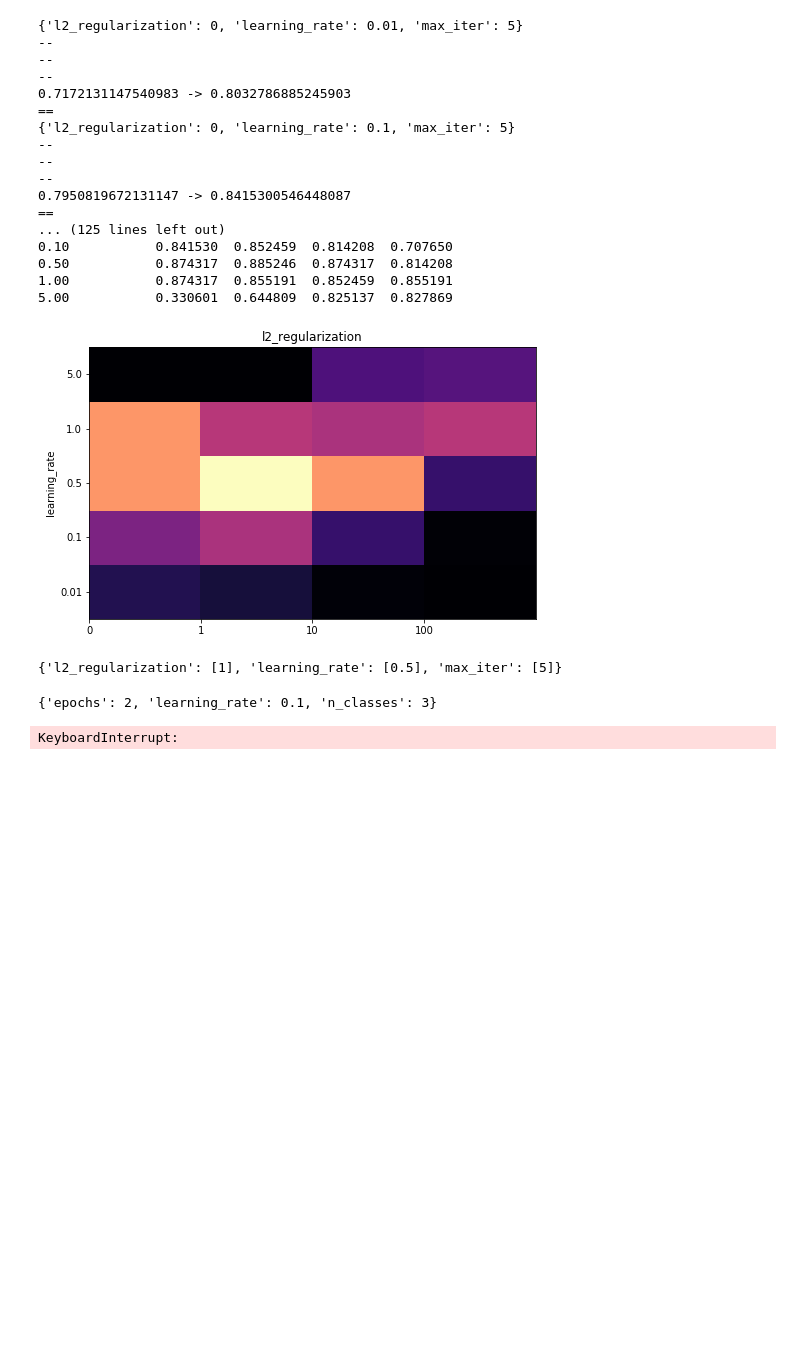
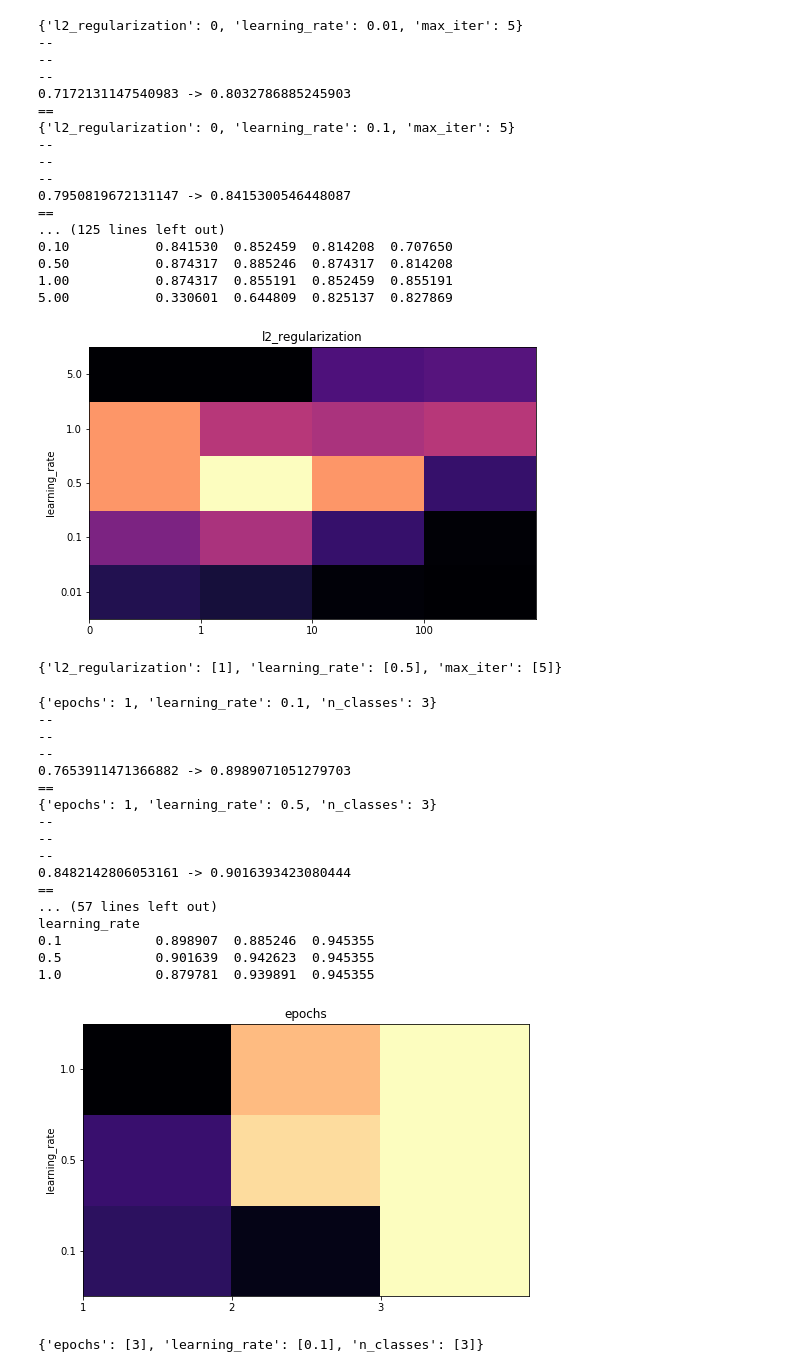
Before and after one commit to weixia0824/Chinese-language-handwritten-recognition, a Jupyter notebook: business_analytics_v2.ipynb, the cells around one changed output. Drawn from its saved outputs; the diff is of its cells as text; code cells hidden in the pictures; blank space fills up the shorter version.

```diff
--- a/business_analytics_v2.ipynb
+++ b/business_analytics_v2.ipynb
@@ -493,7 +493,7 @@ class ConvNN(BaseEstimator):
 
         # predict
         prediction = self.model.predict(testImg)
-        return [prediction[0].tolist().index(max(prediction[0])) + 62]
+        return [p.tolist().index(max(p)) + 62 for p in prediction]
         # print(prediction.shape)
         # return prediction
 # %%
@@ -539,12 +539,12 @@ param_grid = ParameterGrid({
     'dataset': [['HIT', 62]],  #  ['CASIA', 172]
     'preprocessing': [no_preprocessing, preprocessed],
     'dimensionality_reduction': [no_reduction],  #principal_component_analysis, triple_loss_embeddings
-    'classes': [3, 10],  # [3, 10, 50, 100, 200]
+    'classes': [3],  # [3, 10, 50, 100, 200]
     'model': [
         # [lambda n_classes: KNeighborsClassifier(n_neighbors=1), 'knn'],
         [lambda n_classes: SVC(), 'svc', {}],
         # [RandomForestClassifier(), 'random_forest'],
-        [lambda n_classes: ConvNN(verbose=0, n_classes=n_classes), 'cnn', {}]
+        # [lambda n_classes: ConvNN(verbose=0, n_classes=n_classes), 'cnn', {}]
     ]
 })
 for params in param_grid:
@@ -841,13 +833,29 @@ grid_search('HIT', model, param_grid, 'learning_rate', 'l2_regularization')
 # %%
 # CNN
 
-model = ConvNN(verbose=0)
+model = ConvNN(verbose=0, n_classes=3)
 param_grid = {
-    'n_classes': [3],
     'learning_rate': [0.1, 0.5, 1],
     'epochs': [1, 2, 3]
 }
 grid_search('HIT', model, param_grid, 'learning_rate', 'epochs', return_to_0=False)
 # %% [output]
-{'epochs': 2, 'learning_rate': 0.1, 'n_classes': 3}
+{'epochs': 1, 'learning_rate': 0.1, 'n_classes': 3}
+--
+--
+--
+0.7653911471366882 -> 0.8989071051279703
+==
+{'epochs': 1, 'learning_rate': 0.5, 'n_classes': 3}
+--
+--
+--
+0.8482142806053161 -> 0.9016393423080444
+==
+... (57 lines left out)
+learning_rate
+0.1            0.898907  0.885246  0.945355
+0.5            0.901639  0.942623  0.945355
+1.0            0.879781  0.939891  0.945355
+[figure, added]
-KeyboardInterrupt:
+{'epochs': [3], 'learning_rate': [0.1], 'n_classes': [3]}
```
Also changed, not shown: parts of 1 cell of this notebook.
